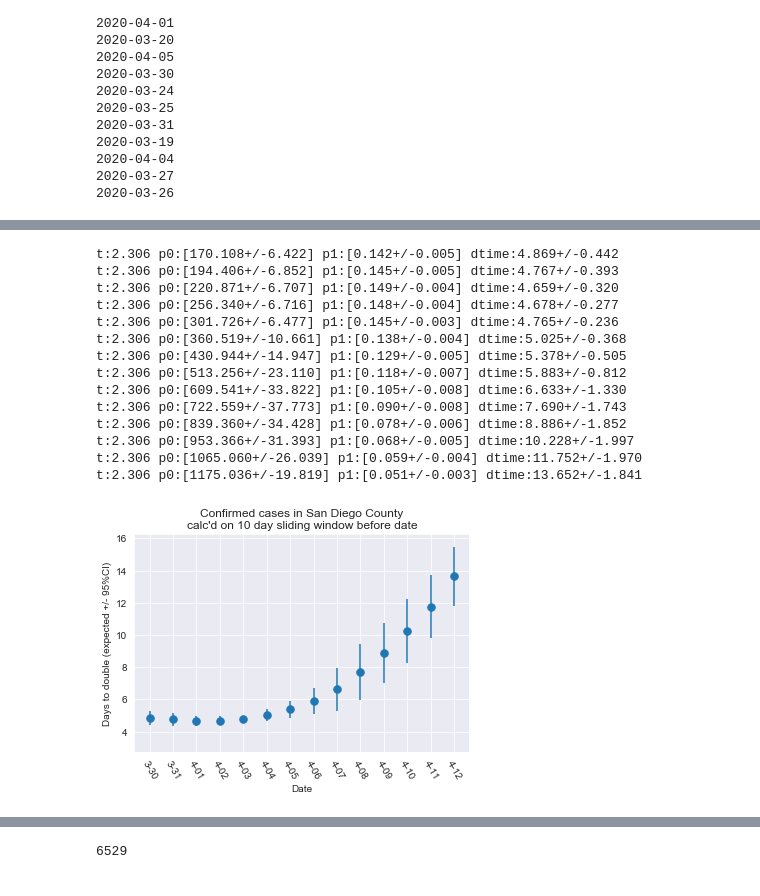
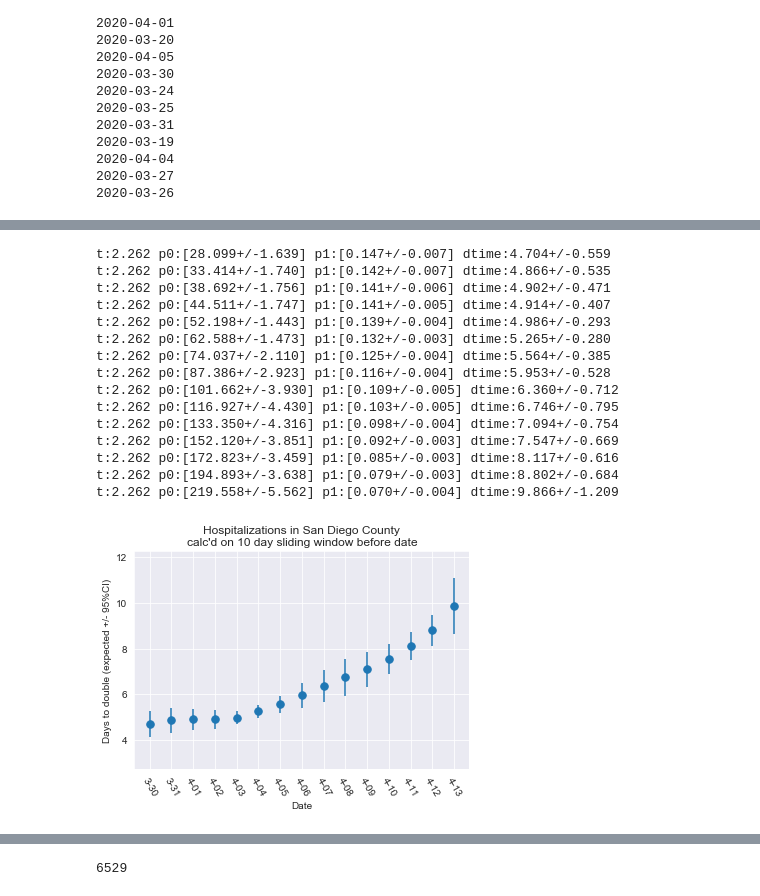
Before and after one commit to jasongfleischer/SanDiegoCountyCOVID19, a Jupyter notebook: San Diego Country Coronavirus History.ipynb, the cells around one changed output, grey strips where cells are left out. Saved outputs shown, nothing was run; the diff lists cells and outputs as text; code cells hidden in the pictures.

```diff
--- a/San Diego Country Coronavirus History.ipynb
+++ b/San Diego Country Coronavirus History.ipynb
@@ -249,39 +377,40 @@ t:2.571 p0:[1407.610+/-12.532] p1:[0.044+/-0.002] dtime:15.884+/-2.260
 # %%
-
+# 10 day time window of hospitalizations, again to sanity check the 7 day one
 
 start_calc = '2020-03-30'
 ex = []
 er = []
 ix = []
 
 # calc doubling time in a sliding window backwards 1 week for each day
-for day in cases[start_calc:].index:
+for day in hospitalizations[start_calc:].index:
     todate = day
-    fromdate = (pd.Timestamp(day)-pd.Timedelta('9 days')).isoformat().split('T')[0]
-    doubling_time, ci95, case_p_est, case_p_cov = estimate_doubling_time(cases[fromdate:todate])
+    fromdate = (pd.Timestamp(day)-pd.Timedelta('10 days')).isoformat().split('T')[0]
+    doubling_time, ci95, hosp_p_est, hosp_p_cov = estimate_doubling_time(hospitalizations[fromdate:todate])
     ex.append( doubling_time )
     er.append( ci95 )
     ix.append( day[-4:] )
 plt.errorbar( ix, ex, yerr=er, fmt='.', markersize=15)
-plt.title('Confirmed cases in San Diego County\ncalc\'d on 10 day sliding window before date')
+plt.title('Hospitalizations in San Diego County\ncalc\'d on 10 day sliding window before date')
 plt.ylabel('Days to double (expected +/- 95%CI)')
 plt.xlabel('Date')
-plt.ylim([2.75, 16.25])
+plt.ylim([2.75, 12.25])
 plt.xticks(rotation=-60)
-plt.savefig('Plots/casedoubling10day.png',dpi=300);
+plt.savefig('Plots/hospitaldoubling10day.png',dpi=300);
 # %% [output]
-t:2.306 p0:[170.108+/-6.422] p1:[0.142+/-0.005] dtime:4.869+/-0.442
-t:2.306 p0:[194.406+/-6.852] p1:[0.145+/-0.005] dtime:4.767+/-0.393
-t:2.306 p0:[220.871+/-6.707] p1:[0.149+/-0.004] dtime:4.659+/-0.320
-t:2.306 p0:[256.340+/-6.716] p1:[0.148+/-0.004] dtime:4.678+/-0.277
-t:2.306 p0:[301.726+/-6.477] p1:[0.145+/-0.003] dtime:4.765+/-0.236
-t:2.306 p0:[360.519+/-10.661] p1:[0.138+/-0.004] dtime:5.025+/-0.368
-t:2.306 p0:[430.944+/-14.947] p1:[0.129+/-0.005] dtime:5.378+/-0.505
-t:2.306 p0:[513.256+/-23.110] p1:[0.118+/-0.007] dtime:5.883+/-0.812
-t:2.306 p0:[609.541+/-33.822] p1:[0.105+/-0.008] dtime:6.633+/-1.330
-t:2.306 p0:[722.559+/-37.773] p1:[0.090+/-0.008] dtime:7.690+/-1.743
-t:2.306 p0:[839.360+/-34.428] p1:[0.078+/-0.006] dtime:8.886+/-1.852
-t:2.306 p0:[953.366+/-31.393] p1:[0.068+/-0.005] dtime:10.228+/-1.997
-t:2.306 p0:[1065.060+/-26.039] p1:[0.059+/-0.004] dtime:11.752+/-1.970
-t:2.306 p0:[1175.036+/-19.819] p1:[0.051+/-0.003] dtime:13.652+/-1.841
+t:2.262 p0:[28.099+/-1.639] p1:[0.147+/-0.007] dtime:4.704+/-0.559
+t:2.262 p0:[33.414+/-1.740] p1:[0.142+/-0.007] dtime:4.866+/-0.535
+t:2.262 p0:[38.692+/-1.756] p1:[0.141+/-0.006] dtime:4.902+/-0.471
+t:2.262 p0:[44.511+/-1.747] p1:[0.141+/-0.005] dtime:4.914+/-0.407
+t:2.262 p0:[52.198+/-1.443] p1:[0.139+/-0.004] dtime:4.986+/-0.293
+t:2.262 p0:[62.588+/-1.473] p1:[0.132+/-0.003] dtime:5.265+/-0.280
+t:2.262 p0:[74.037+/-2.110] p1:[0.125+/-0.004] dtime:5.564+/-0.385
+t:2.262 p0:[87.386+/-2.923] p1:[0.116+/-0.004] dtime:5.953+/-0.528
+t:2.262 p0:[101.662+/-3.930] p1:[0.109+/-0.005] dtime:6.360+/-0.712
+t:2.262 p0:[116.927+/-4.430] p1:[0.103+/-0.005] dtime:6.746+/-0.795
+t:2.262 p0:[133.350+/-4.316] p1:[0.098+/-0.004] dtime:7.094+/-0.754
+t:2.262 p0:[152.120+/-3.851] p1:[0.092+/-0.003] dtime:7.547+/-0.669
+t:2.262 p0:[172.823+/-3.459] p1:[0.085+/-0.003] dtime:8.117+/-0.616
+t:2.262 p0:[194.893+/-3.638] p1:[0.079+/-0.003] dtime:8.802+/-0.684
+t:2.262 p0:[219.558+/-5.562] p1:[0.070+/-0.004] dtime:9.866+/-1.209
-[figure, old version]
+[figure, new version]
```
Also changed, not shown: parts of 40 cells of this notebook, 12 other files.
